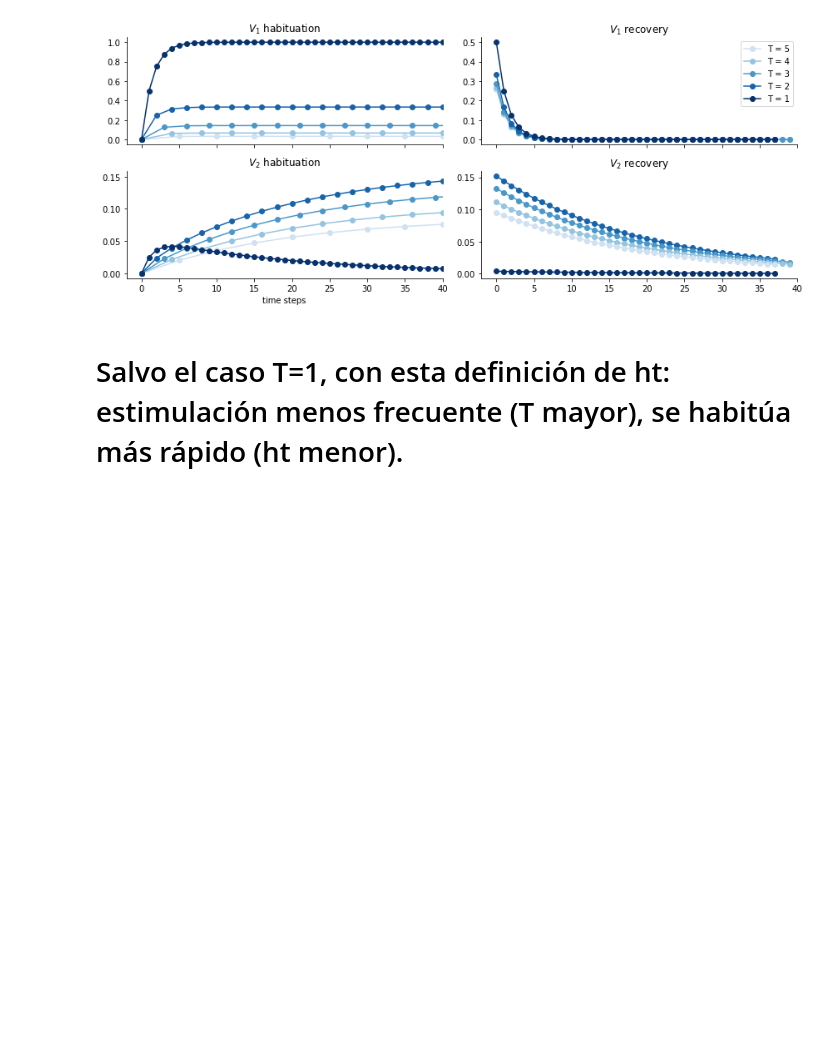
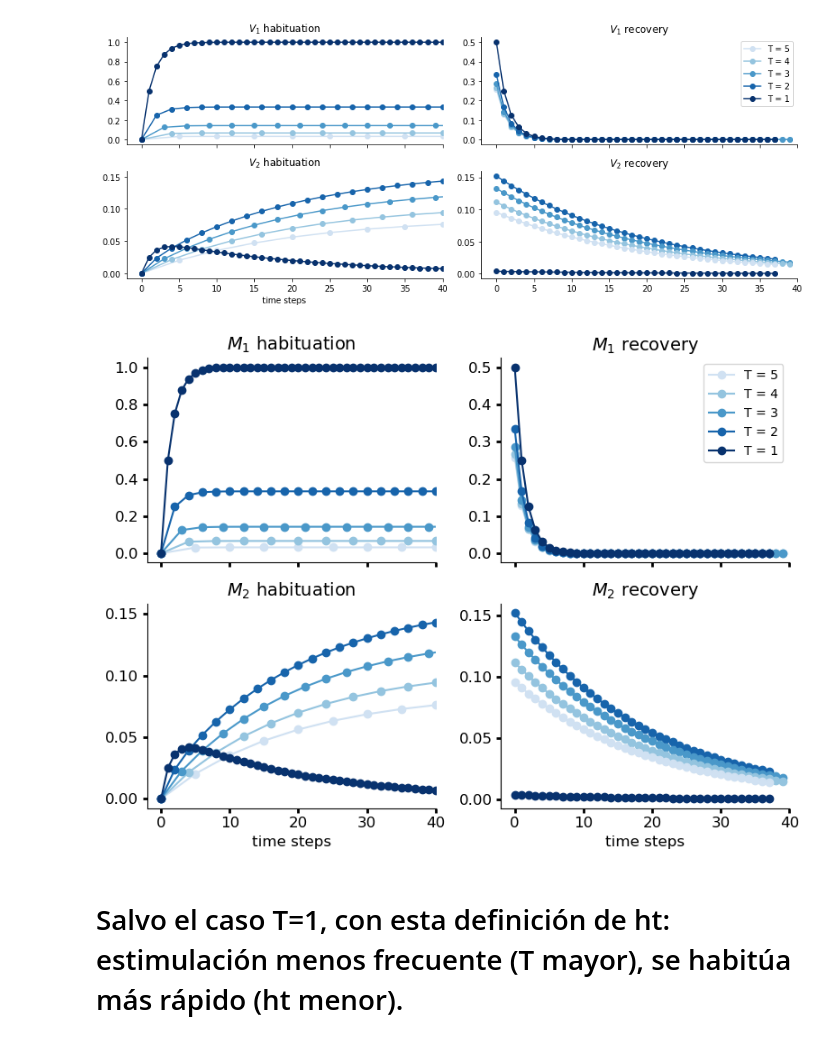
Before and after one commit to theobiolab/habituation, a Jupyter notebook: lina_staddon1993.ipynb, the cells around one changed output. Cells and saved outputs as stored; diff of their text form; code cells hidden in the pictures; blank space fills up the shorter version.

```diff
--- a/lina_staddon1993.ipynb
+++ b/lina_staddon1993.ipynb
@@ -282,6 +325,64 @@ plt.tight_layout()
 plt.show()
 # %% [output]
 [figure]
+# %%
+fig, axes = plt.subplots(ncols=2, nrows=2, sharex=True, figsize=(8, 6))
+ax=axes[0][0]
+ax.plot(model_5.tvec[peaks5], model_5.V_i[peaks5], "o-", label= "T = 5 ht=8", color=colors[4])
+ax.plot(model_4.tvec[peaks4], model_4.V_i[peaks4], "o-", label= "T = 4 ht=10", color=colors[3])
+ax.plot(model_3.tvec[peaks3], model_3.V_i[peaks3], "o-", label= "T = 3 ht=13", color=colors[2])
+ax.plot(model_2.tvec[peaks2], model_2.V_i[peaks2], "o-", label= "T = 2 ht=21", color=colors[1])
+ax.plot(model_1.tvec[:], model_1.V_i[:], "o-", label= "T = 1 ht=5", color=colors[0])
+ax.set_title(r"$M_{1}$"+" habituation", fontsize=14)
+ax.set_xlabel("", fontsize=14)
+ax.tick_params(width=2, axis='both', which='major', labelsize=12)
+ax.set_xlim((-2,50))
+
+ax=axes[1][0]
+ax.plot(model_5.tvec[peaks5], model_5.V_2[peaks5], "o-", label= "T = 5 ht=8", color=colors[4])
+ax.plot(model_4.tvec[peaks4], model_4.V_2[peaks4], "o-", label= "T = 4 ht=10", color=colors[3])
+ax.plot(model_3.tvec[peaks3], model_3.V_2[peaks3], "o-", label= "T = 3 ht=13", color=colors[2])
+ax.plot(model_2.tvec[peaks2], model_2.V_2[peaks2], "o-", label= "T = 2 ht=21", color=colors[1])
+ax.plot(model_1.tvec[:], model_1.V_2[:], "o-", label= "T = 1 ht=5", color=colors[0])
+ax.set_xlabel("time steps", fontsize=12)
+ax.set_title(r"$M_{2}$"+" habituation", fontsize=14)
+ax.tick_params(width=2, axis='both', which='major', labelsize=12)
+ax.set_xlim((-2,50))
+
+ax=axes[0][1]
+ax.plot( envelope5_M1, 'o-',label= "T = 5", color=colors[4])
+ax.plot( envelope4_M1, 'o-',label= "T = 4", color=colors[3])
+ax.plot( envelope3_M1, 'o-',label= "T = 3", color=colors[2])
+ax.plot( envelope2_M1, 'o-',label= "T = 2", color=colors[1])
+ax.plot( envelope1_M1, 'o-',label= "T = 1", color=colors[0])
+ax.set_title(r"$M_{1}$"+" recovery", fontsize=14)
+ax.tick_params(width=2, axis='both', which='major', labelsize=12)
+ax.set_xlim((-2,40))
+ax.set_xlabel("", fontsize=14)
+ax.legend()
+
+ax=axes[1][1]
+ax.plot( envelope2_M2, 'o-', label= "T = 2", color=colors[1])
+ax.plot( envelope3_M2, 'o-',label= "T = 3", color=colors[2])
+ax.plot( envelope4_M2, 'o-',label= "T = 4", color=colors[3])
+ax.plot( envelope5_M2, 'o-',label= "T = 5", color=colors[4])
+ax.plot( envelope1_M2, 'o-',label= "T = 1", color=colors[0])
+#ax.title("")
+ax.set_title(r"$M_{2}$"+" recovery", fontsize=14)
+ax.tick_params(width=2, axis='both', which='major', labelsize=12)
+ax.set_xlabel("time steps", fontsize=12)
+ax.set_xlim((-2,40))
+for ax in axes.flatten():
+        ax.spines['top'].set_visible(False)
+        ax.spines['right'].set_visible(False)
+
+#plt.savefig("staddon_1993_memory_reversal.png", dpi=500)
+plt.savefig("FigSI2_Staddon_memory.pdf", bbox_inches="tight")
+sns.despine()
+plt.tight_layout()
+plt.show()
+# %% [output]
+[figure, added]
 # %% [markdown]
 # Salvo el caso T=1, con esta definición de ht: estimulación menos frecuente (T mayor), se habitúa más rápido (ht menor).
 # %%
```
Also changed, not shown: parts of 2 cells of this notebook, 2 other files.
